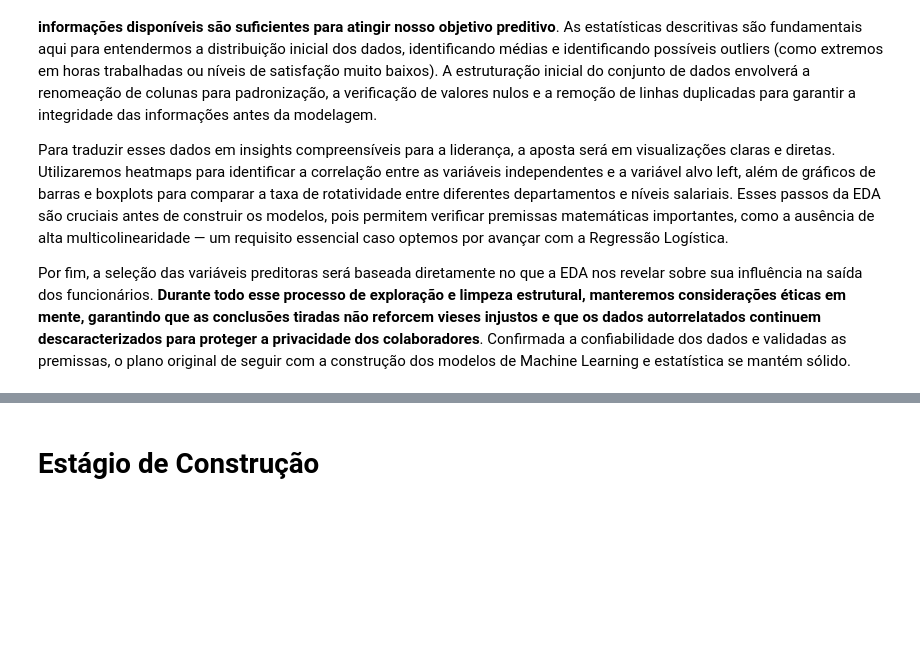
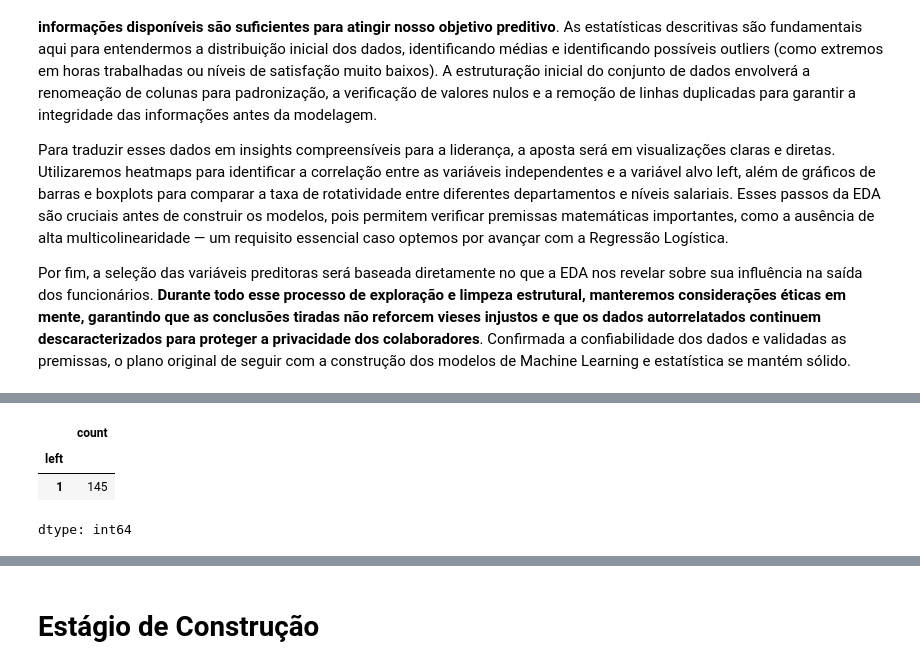
Before and after one commit to nogsposito/salifort-motors-retention-analysis, a Jupyter notebook: notebooks/Salifort_Motors_Capstone.ipynb, the cells around one changed output, grey strips where cells are left out. Cells and saved outputs as stored; diff of their text form; code cells hidden in the pictures; blank space fills up the shorter version.

```diff
--- a/notebooks/Salifort_Motors_Capstone.ipynb
+++ b/notebooks/Salifort_Motors_Capstone.ipynb
@@ -227,0 +307,7 @@ Por fim, a seleção das variáveis preditoras será baseada diretamente no que
+# %%
+df1[df1['number_project']==7]['left'].value_counts()
+# %% [output]
+|  | count |
+| left |  |
+| 1 | 145 |
+dtype: int64
```
Also changed, not shown: parts of 14 cells of this notebook.
